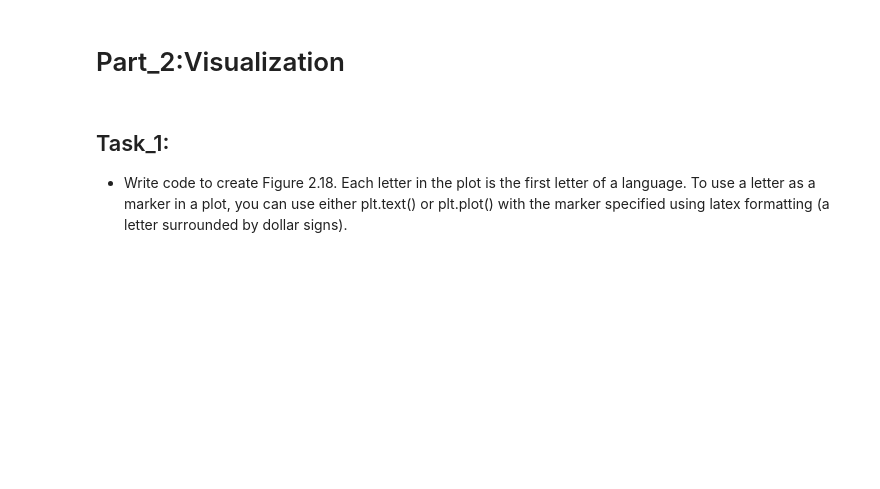
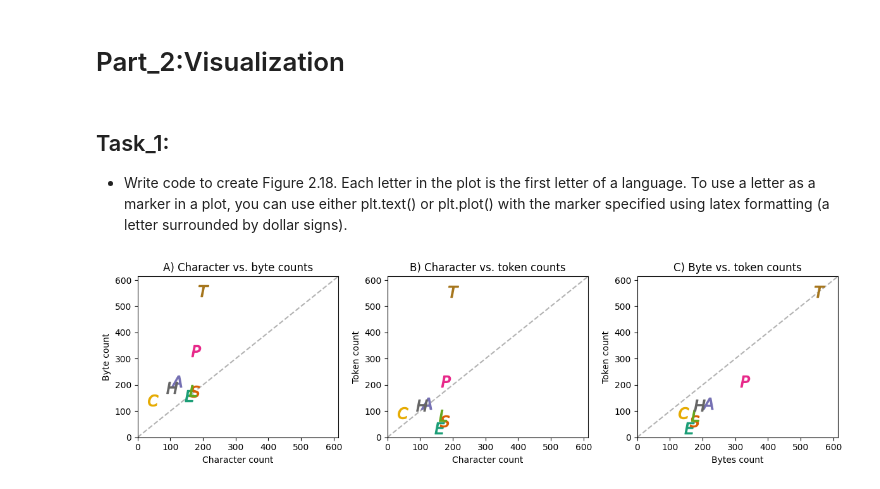
Before and after one commit to Saransh-Basu-01/50-Ml-Projects-to-understand-LLMs, a Jupyter notebook: Project_6_Tokenization_Compression_in_different_languages.ipynb, the cells around one changed output. Saved outputs shown, nothing was run; the diff lists cells and outputs as text; code cells hidden in the pictures; blank space fills up the shorter version.

```diff
--- a/Project_6_Tokenization_Compression_in_different_languages.ipynb
+++ b/Project_6_Tokenization_Compression_in_different_languages.ipynb
@@ -69,3 +69,42 @@ Lithuanian |   168   |   177   |   84
 letter of a language. To use a letter as a marker in a plot, you can
 use either plt.text() or plt.plot() with the marker specified using
 latex formatting (a letter surrounded by dollar signs).
+# %%
+fig,axs = plt.subplots(1,3,figsize=(12,3.5))
+
+# for axis limits
+maxCount = 1.1 * np.max([np.max(char_count),np.max(byte_count),np.max(tokens_count)])
+
+for i in range(len(sentences)):
+
+  # extract the first letter of the language
+  langMark = rf'${sentences[i][0][0]}$'
+
+  # plot characters by bytes
+  axs[0].plot(char_count[i],byte_count[i],marker=langMark,
+           markersize=13,color=plt.cm.Dark2(i/len(sentences)))
+
+  # characters by tokens
+  axs[1].plot(char_count[i],tokens_count[i],marker=langMark,
+           markersize=13,color=plt.cm.Dark2(i/len(sentences)))
+
+  # bytes by tokens
+  axs[2].plot(byte_count[i],tokens_count[i],marker=langMark,
+           markersize=13,color=plt.cm.Dark2(i/len(sentences)))
+
+
+for a in axs:
+  a.plot([0,maxCount],[0,maxCount],
+         '--',color=[.7,.7,.7],zorder=-23)
+
+axs[0].set(xlabel='Character count',ylabel='Byte count',xlim=[0,maxCount],ylim=[0,maxCount],
+           title='A) Character vs. byte counts')
+axs[1].set(xlabel='Character count',ylabel='Token count',xlim=[0,maxCount],ylim=[0,maxCount],
+           title='B) Character vs. token counts')
+axs[2].set(xlabel='Bytes count',ylabel='Token count',xlim=[0,maxCount],ylim=[0,maxCount],
+           title='C) Byte vs. token counts')
+
+plt.tight_layout()
+plt.show()
+# %% [output]
+[figure, added]
```
